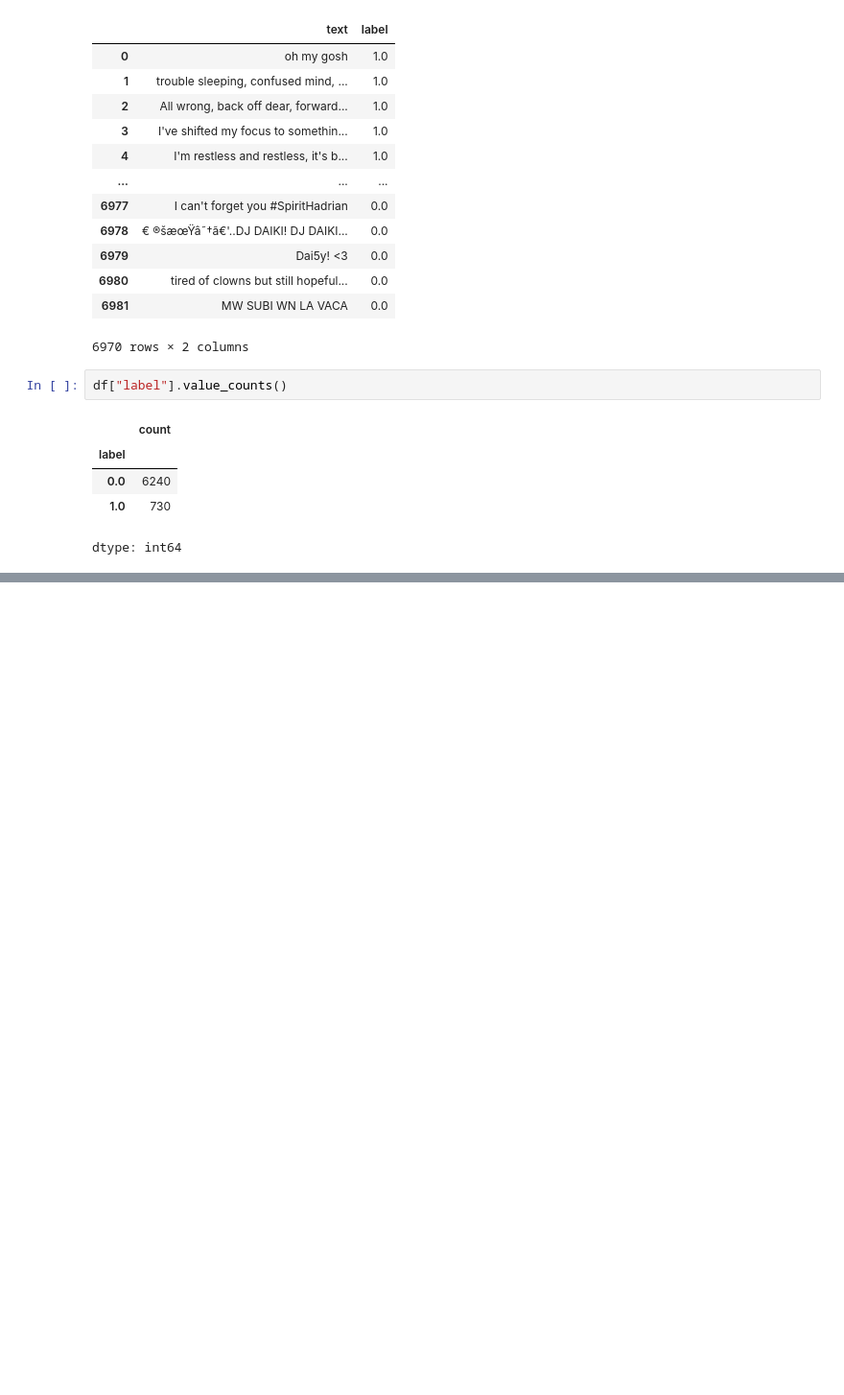
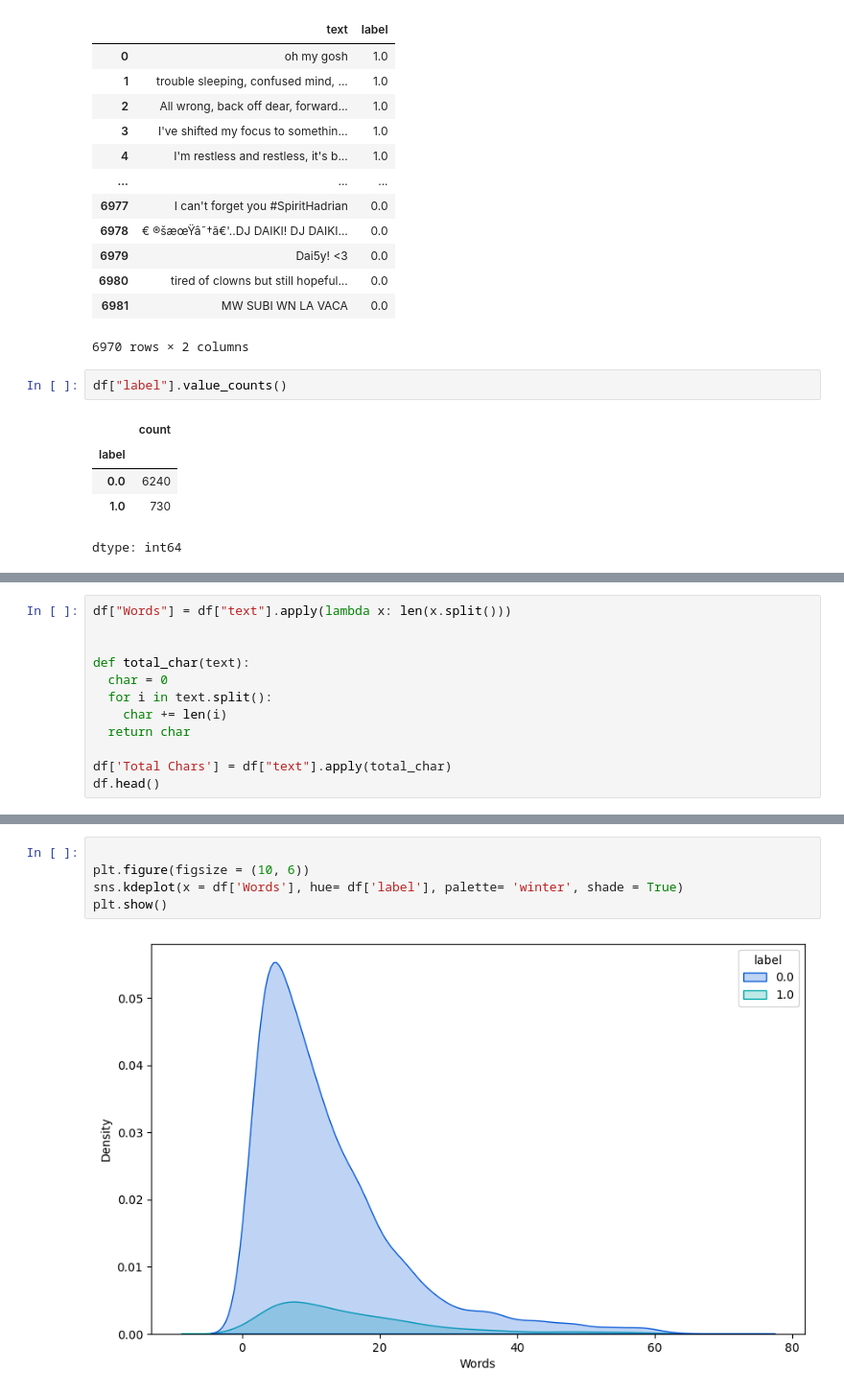
Before and after one commit to nicolasvargaszz/Kaggle_depresion_dataset, a Jupyter notebook: Depresion_analysis.ipynb, the cells around one changed output, grey strips where cells are left out. Shown: that part at 96% size. Cells and saved outputs as stored; diff of their text form; blank space fills up the shorter version.

```diff
--- a/Depresion_analysis.ipynb
+++ b/Depresion_analysis.ipynb
@@ -53,0 +116,12 @@ dtype: int64
+# %%
+df["Words"] = df["text"].apply(lambda x: len(x.split()))
+
+
+def total_char(text):
+  char = 0
+  for i in text.split():
+    char += len(i)
+  return char
+
+df['Total Chars'] = df["text"].apply(total_char)
+df.head()
@@ -53,0 +135,7 @@ dtype: int64
+# %%
+
+plt.figure(figsize = (10, 6))
+sns.kdeplot(x = df['Words'], hue= df['label'], palette= 'winter', shade = True)
+plt.show()
+# %% [output]
+[figure, added]
```
Also changed, not shown: parts of 7 cells of this notebook.
